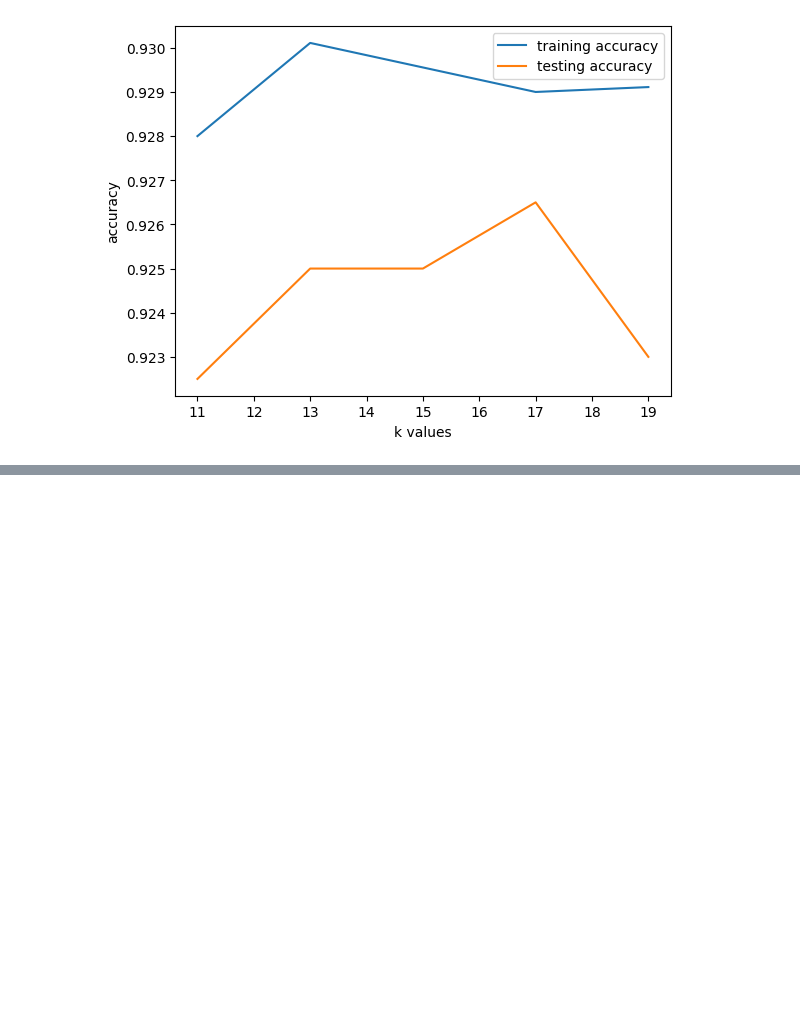
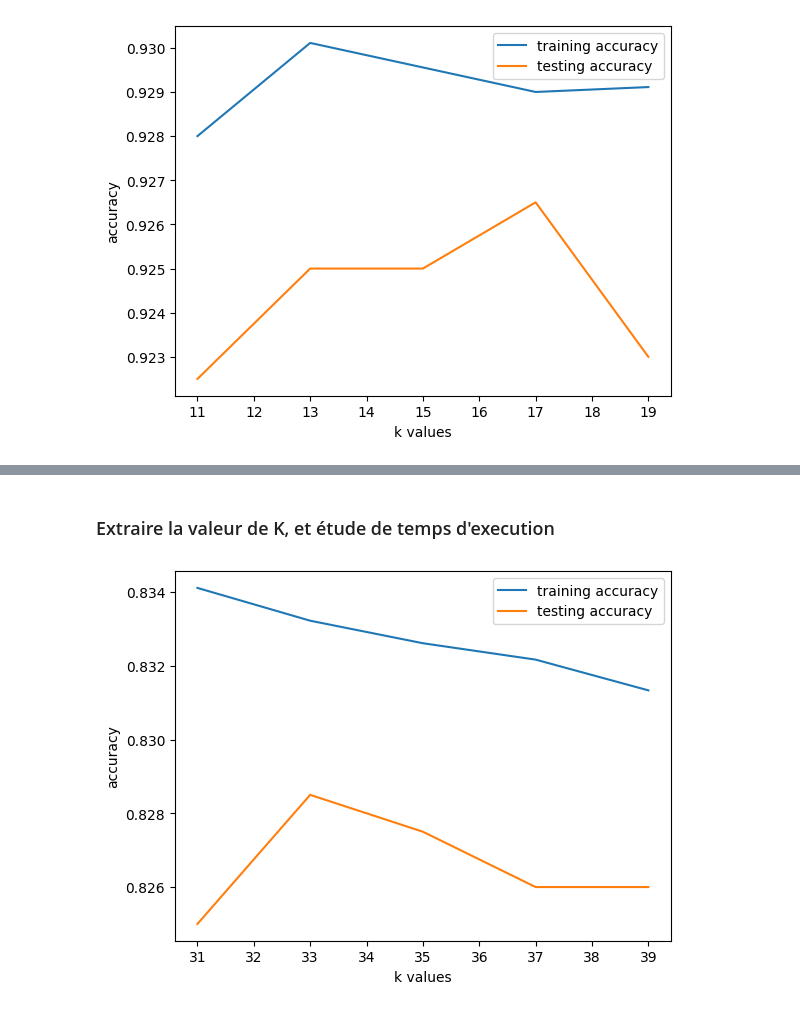
Before and after one commit to AnyesTAFOUGHALT/LU3IN026_Mini_Project1_Data_Science, a Jupyter notebook: projet-1-Djerfaf_Tafoughalt.ipynb, the cells around one changed output, grey strips where cells are left out. Cells and saved outputs as stored; diff of their text form; code cells hidden in the pictures; blank space fills up the shorter version.

```diff
--- a/projet-1-Djerfaf_Tafoughalt.ipynb
+++ b/projet-1-Djerfaf_Tafoughalt.ipynb
@@ -231,0 +293,37 @@ plt.show()
+# %% [markdown]
+### Extraire la valeur de K, et étude de temps d'execution
+# %%
+k_values = list(range(31, 41, 2))
+knn_accuracy_test = []
+knn_accuracy_train = []
+iter = 10
+
+# Initialiser une liste vide pour stocker les temps d'exécution pour chaque valeur de k
+times = []
+
+for k in k_values:
+    classifierKNN = classif.ClassifierKNN(2, k)
+    it_train = 0
+    it_test = 0
+    # Mesurer le temps d'entraînement et de prédiction
+    start_time = time.perf_counter()
+    for i in range(iter):
+        Xapp, Yapp, Xtest, Ytest = crossval_strat(X5D, Y5D, iter, i)
+        classifierKNN.train(Xapp, Yapp)
+        it_train += classifierKNN.accuracy(Xapp, Yapp)
+        it_test += classifierKNN.accuracy(Xtest, Ytest)
+    knn_accuracy_train.append(it_train/10)
+    knn_accuracy_test.append(it_test/10)
+    end_time = time.perf_counter()
+
+    # Ajouter le temps d'exécution à la liste de temps
+    times.append(end_time - start_time)
+# %%
+plt.plot(k_values, knn_accuracy_train, label='training accuracy')
+plt.plot(k_values, knn_accuracy_test, label='testing accuracy')
+plt.legend()
+plt.xlabel('k values')
+plt.ylabel('accuracy')
+plt.show()
+# %% [output]
+[figure, added]
```
Also changed, not shown: parts of 42 cells of this notebook, 1 other file.
